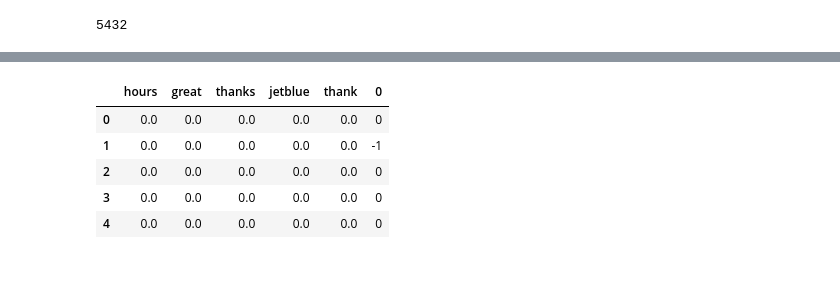
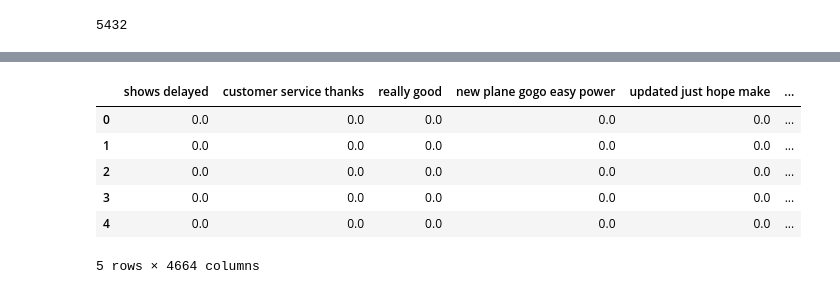
Before and after one commit to cmyoung0718/dsi-sea-project07, a Jupyter notebook: starter-code/Project 7.ipynb, the cells around one changed output, grey strips where cells are left out. Cells and saved outputs as stored; diff of their text form; code cells hidden in the pictures.

```diff
--- a/starter-code/Project 7.ipynb
+++ b/starter-code/Project 7.ipynb
@@ -381,7 +355,7 @@ scores = pd.DataFrame(voc_listy)
 scores['scores'] = score_listy
 scores.columns = ['voc', 'score']
 print len(scores)
-scores.drop_duplicates('voc', inplace=True)
+scores.drop_duplicates('voc', inplace=True, keep=False)
 print len(scores)
 scores
 # %% [output]
@@ -416,15 +391,15 @@ for idx, i in enumerate(posneg_df['text']):
     for j in scores[scores['score'] == 10]['voc']:
         if str(j) in str(i):
             if idx not in weights:
-                weights[idx] = 1
+                weights[idx] = .1
             else:
-                weights[idx] += 1
+                weights[idx] += .1
     for k in scores[scores['score'] == -10]['voc']:
         if str(k) in str(i):
             if idx not in weights:
-                weights[idx] = -1
+                weights[idx] = -.1
             else:
-                weights[idx] -= 1
+                weights[idx] -= .1
     if idx not in weights:
         weights[idx] = 0
 # %%
@@ -451,5 +439,9 @@ X_sb = tfv.fit_transform(posneg_df['text'])
 le = LabelEncoder()
 y = le.fit_transform(posneg_df['airline_sentiment'])
 
-sb = SelectKBest(f_classif, k=5)
+sb = SelectKBest(f_classif, k=500)
 sb.fit(X_sb, y)
+
+X_sb_dense = pd.DataFrame(X_sb.todense())
+voc = tfv.vocabulary_
+X_sb_dense.columns = voc
@@ -491,14 +486,16 @@ sorted(dicty.items(), key=itemgetter(1), reverse=True)[:10]
 # %%
 X = pd.concat([X_dense, weights], axis=1)
+X_sb_weights = pd.concat([X_sb_dense, weights], axis=1)
 # %%
-X.head()
+X_sb_weights.head()
 # %% [output]
-|  | hours | great | thanks | jetblue | thank | 0 |
-| 0 | 0.0 | 0.0 | 0.0 | 0.0 | 0.0 | 0 |
-| 1 | 0.0 | 0.0 | 0.0 | 0.0 | 0.0 | -1 |
-| 2 | 0.0 | 0.0 | 0.0 | 0.0 | 0.0 | 0 |
-| 3 | 0.0 | 0.0 | 0.0 | 0.0 | 0.0 | 0 |
-| 4 | 0.0 | 0.0 | 0.0 | 0.0 | 0.0 | 0 |
+|  | shows delayed | customer service thanks | really good | new plane gogo easy power | updated just hope make | ... |
+| 0 | 0.0 | 0.0 | 0.0 | 0.0 | 0.0 | ... |
+| 1 | 0.0 | 0.0 | 0.0 | 0.0 | 0.0 | ... |
+| 2 | 0.0 | 0.0 | 0.0 | 0.0 | 0.0 | ... |
+| 3 | 0.0 | 0.0 | 0.0 | 0.0 | 0.0 | ... |
+| 4 | 0.0 | 0.0 | 0.0 | 0.0 | 0.0 | ... |
+5 rows × 4664 columns
 # %%
 
 trunc = PCA(n_components=5)
```
Also changed, not shown: parts of 20 cells of this notebook.
